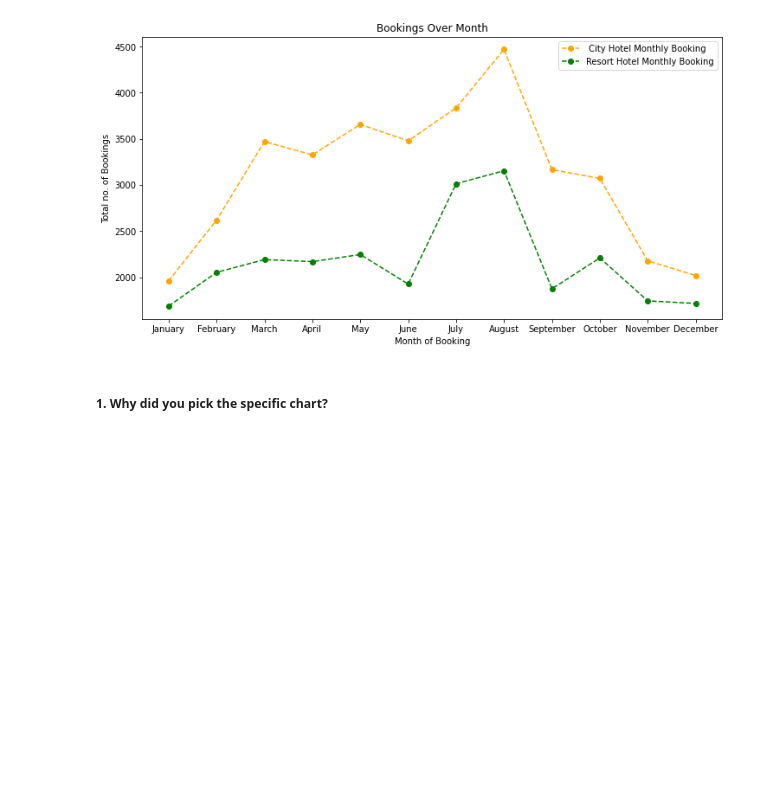
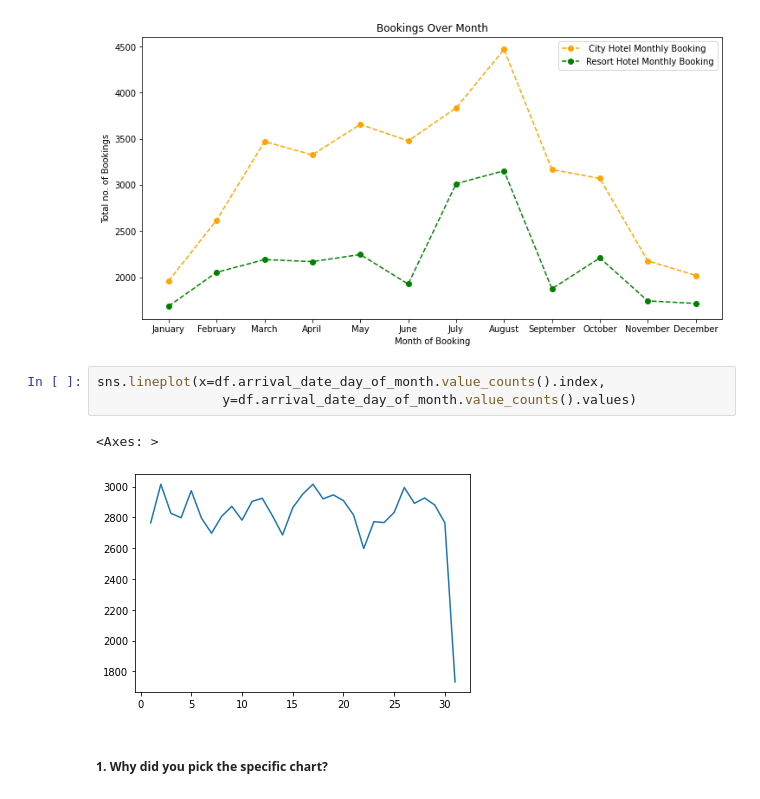
Before and after one commit to abhikr11/EDA_Hotel_Booking_Analysis_Project, a Jupyter notebook: EDA_Hotel_Booking_Analysis_Project.ipynb, the cells around one changed output. Saved outputs shown, nothing was run; the diff lists cells and outputs as text; blank space fills up the shorter version.

```diff
--- a/EDA_Hotel_Booking_Analysis_Project.ipynb
+++ b/EDA_Hotel_Booking_Analysis_Project.ipynb
@@ -1078,6 +1088,12 @@ plt.legend()       #shows labels in plot
 plt.show()
 # %% [output]
 [figure]
+# %%
+sns.lineplot(x=df.arrival_date_day_of_month.value_counts().index,
+                y=df.arrival_date_day_of_month.value_counts().values)
+# %% [output]
+<Axes: >
+[figure, added]
 # %% [markdown]
 ##### 1. Why did you pick the specific chart?
 # %% [markdown]
```
Also changed, not shown: parts of 12 cells of this notebook.
